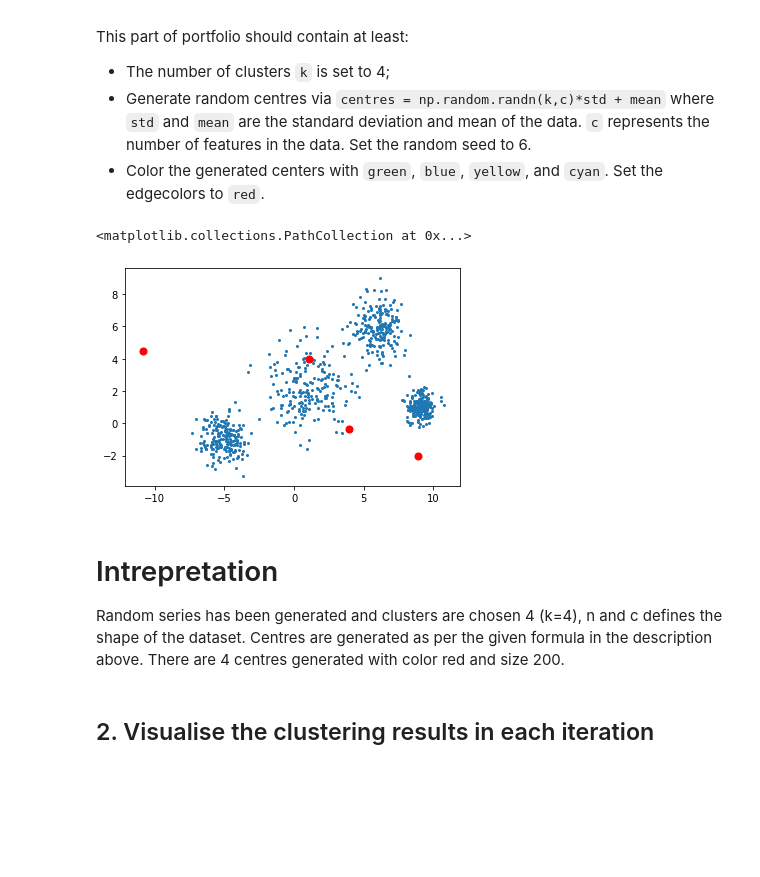
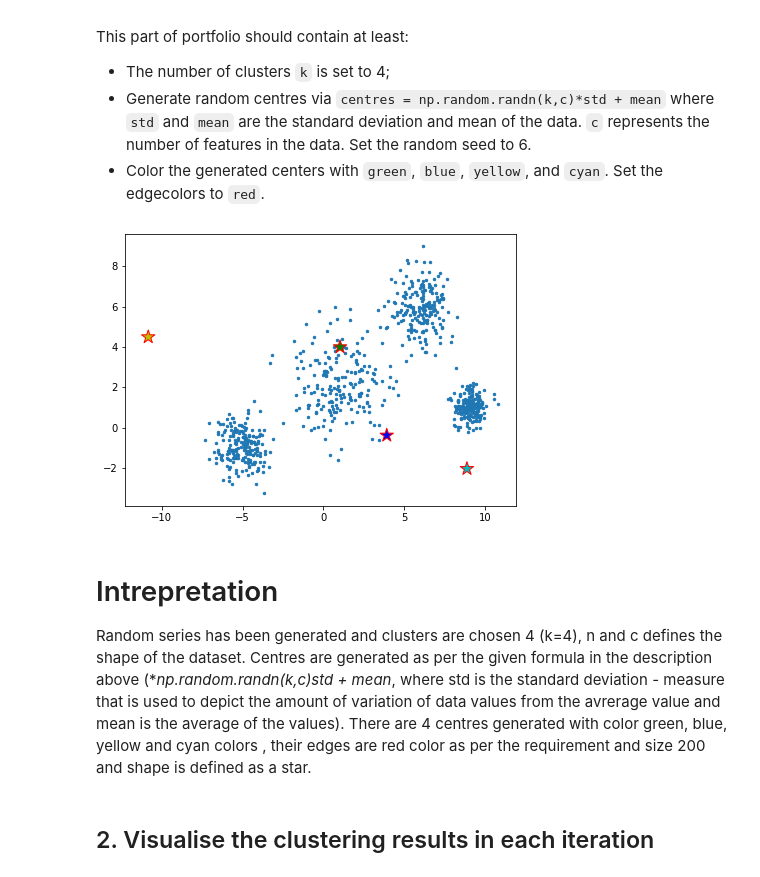
Before and after one commit to shubhamrana2374/Portfolio, a Jupyter notebook: Portfolio 3.ipynb, the cells around one changed output. Drawn from its saved outputs; the diff is of its cells as text; code cells hidden in the pictures; blank space fills up the shorter version.

```diff
--- a/Portfolio 3.ipynb
+++ b/Portfolio 3.ipynb
@@ -42,23 +43,27 @@ This part of portfolio should contain at least:
 - Color the generated centers with `green`, `blue`, `yellow`, and `cyan`. Set the edgecolors to `red`.
 # %%
 np.random.seed(6)
+k = 4
+# centroids[i] = [x, y]
+n = data.shape[0]
+# Number of features in the data
+c = data.shape[1]
 
-k=4
-n=data.shape[0]
-c=data.shape[1]
+# Generate random centers, here we use sigma and mean to ensure it represent the whole data
+mean = np.mean(data, axis = 0)
+std = np.std(data, axis = 0)
 
-mean=np.mean(data,axis=0)
-std=np.std(data,axis=0)
-centers=np.random.randn(k,c)*std + mean
+centres = np.random.randn(k,c)*std + mean
 
-plt.scatter(data[:,0],data[:,1],s=4)
-plt.scatter(centers[:,0],centers[:,1],marker=".",c="r",s=200)
+fig = plt.figure(figsize=(7, 5))
+plt.scatter(data[:,0], data[:,1], s=6)
+plt.scatter(centres[:,0],centres[:,1],marker="*",c=['g','b','y','c'],s=200,edgecolor="r")
+plt.show()
 # %% [output]
-<matplotlib.collections.PathCollection at 0x...>
-[figure, old version]
+[figure, new version]
 # %% [markdown]
 # Intrepretation
-Random series has been generated and clusters are chosen 4 (k=4), n and c defines the shape of the dataset. Centres are generated as per the given formula in the description above. There are 4 centres generated with color red and size 200.
+Random series has been generated and clusters are chosen 4 (k=4), n and c defines the shape of the dataset. Centres are generated as per the given formula in the description above (**np.random.randn(k,c)*std + mean**, where std is the standard deviation - measure that is used to depict the amount of variation of data values from the avrerage value and mean is the average of the values). There are 4 centres generated with color green, blue, yellow and cyan colors , their edges are red color as per the requirement and size 200 and shape is defined as a star.
 # %% [markdown]
 ## 2. Visualise the clustering results in each iteration
 # %% [markdown]
```
Also changed, not shown: parts of 4 cells of this notebook.
